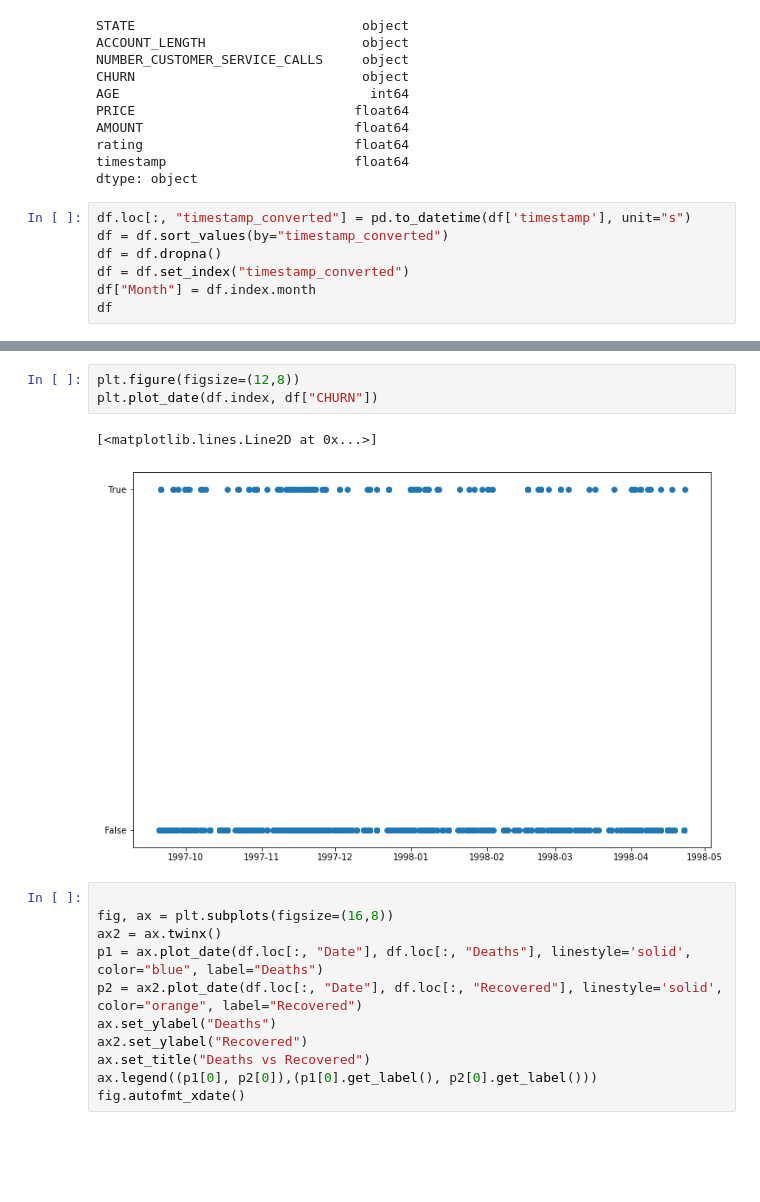
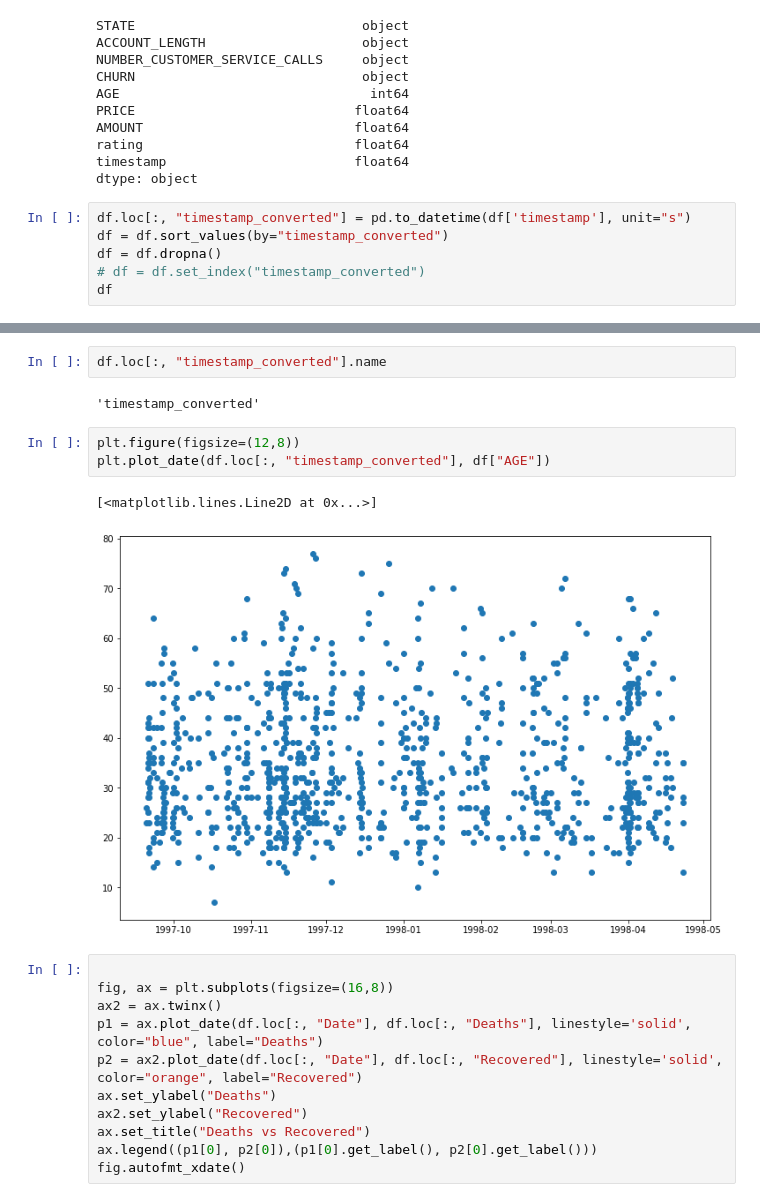
Before and after one commit to gurkandyilmaz/data_visualization, a Jupyter notebook: visualization/data_visualization.ipynb, the cells around one changed output, grey strips where cells are left out. Drawn from its saved outputs; the diff is of its cells as text; blank space fills up the shorter version.

```diff
--- a/visualization/data_visualization.ipynb
+++ b/visualization/data_visualization.ipynb
@@ -297,7 +295,6 @@ dtype: object
 df.loc[:, "timestamp_converted"] = pd.to_datetime(df['timestamp'], unit="s")
 df = df.sort_values(by="timestamp_converted")
 df = df.dropna()
-df = df.set_index("timestamp_converted")
-df["Month"] = df.index.month
+# df = df.set_index("timestamp_converted")
 df
 # %% [output]
@@ -317,10 +313,14 @@ df
 979 rows × 10 columns
+# %%
+df.loc[:, "timestamp_converted"].name
+# %% [output]
+'timestamp_converted'
 # %%
 plt.figure(figsize=(12,8))
-plt.plot_date(df.index, df["CHURN"])
+plt.plot_date(df.loc[:, "timestamp_converted"], df["AGE"])
 # %% [output]
 [<matplotlib.lines.Line2D at 0x...>]
-[figure, old version]
+[figure, new version]
 # %%
 
 fig, ax = plt.subplots(figsize=(16,8))
```
Also changed, not shown: parts of 4 cells of this notebook, 5 other files.
